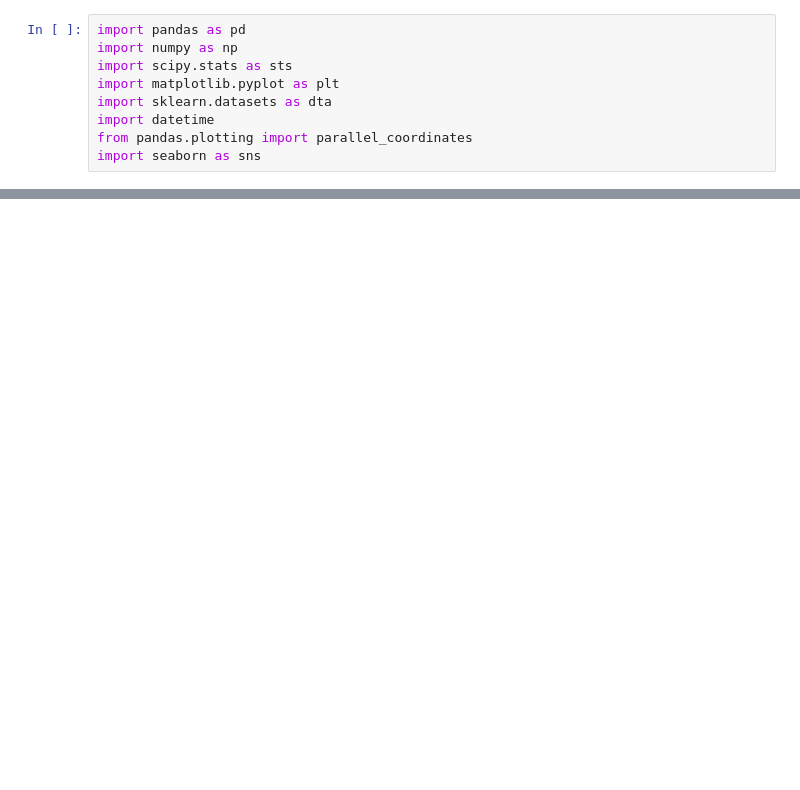
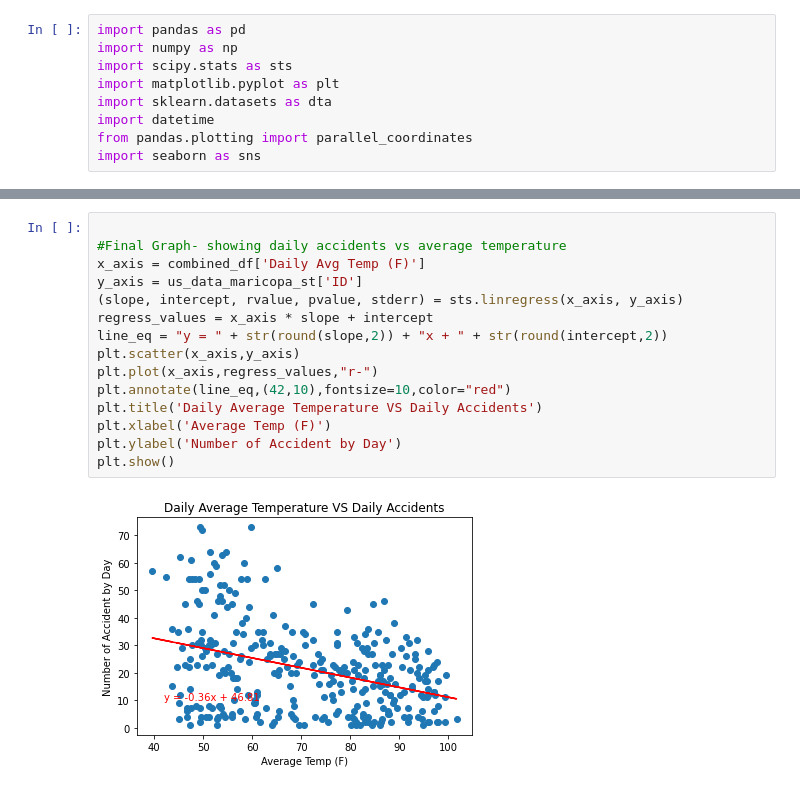
Before and after one commit to samantha8990/Project-1, a Jupyter notebook: Analysis.ipynb, the cells around one changed output, grey strips where cells are left out. Drawn from its saved outputs; the diff is of its cells as text; blank space fills up the shorter version.

```diff
--- a/Analysis.ipynb
+++ b/Analysis.ipynb
@@ -77,0 +155,17 @@ plt.show()
+# %%
+
+#Final Graph- showing daily accidents vs average temperature
+x_axis = combined_df['Daily Avg Temp (F)']
+y_axis = us_data_maricopa_st['ID']
+(slope, intercept, rvalue, pvalue, stderr) = sts.linregress(x_axis, y_axis)
+regress_values = x_axis * slope + intercept
+line_eq = "y = " + str(round(slope,2)) + "x + " + str(round(intercept,2))
+plt.scatter(x_axis,y_axis)
+plt.plot(x_axis,regress_values,"r-")
+plt.annotate(line_eq,(42,10),fontsize=10,color="red")
+plt.title('Daily Average Temperature VS Daily Accidents')
+plt.xlabel('Average Temp (F)')
+plt.ylabel('Number of Accident by Day')
+plt.show()
+# %% [output]
+[figure, added]
```
Also changed, not shown: parts of 17 cells of this notebook, 1 other file.
